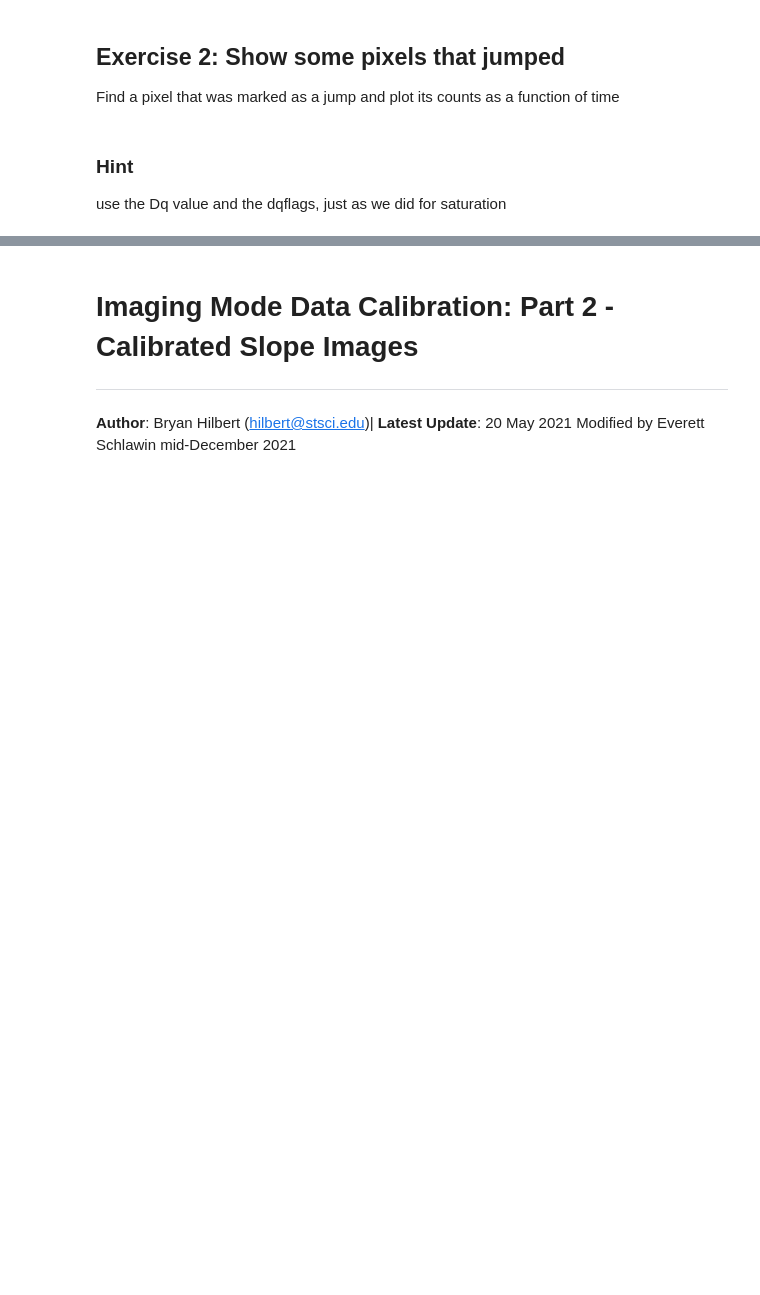
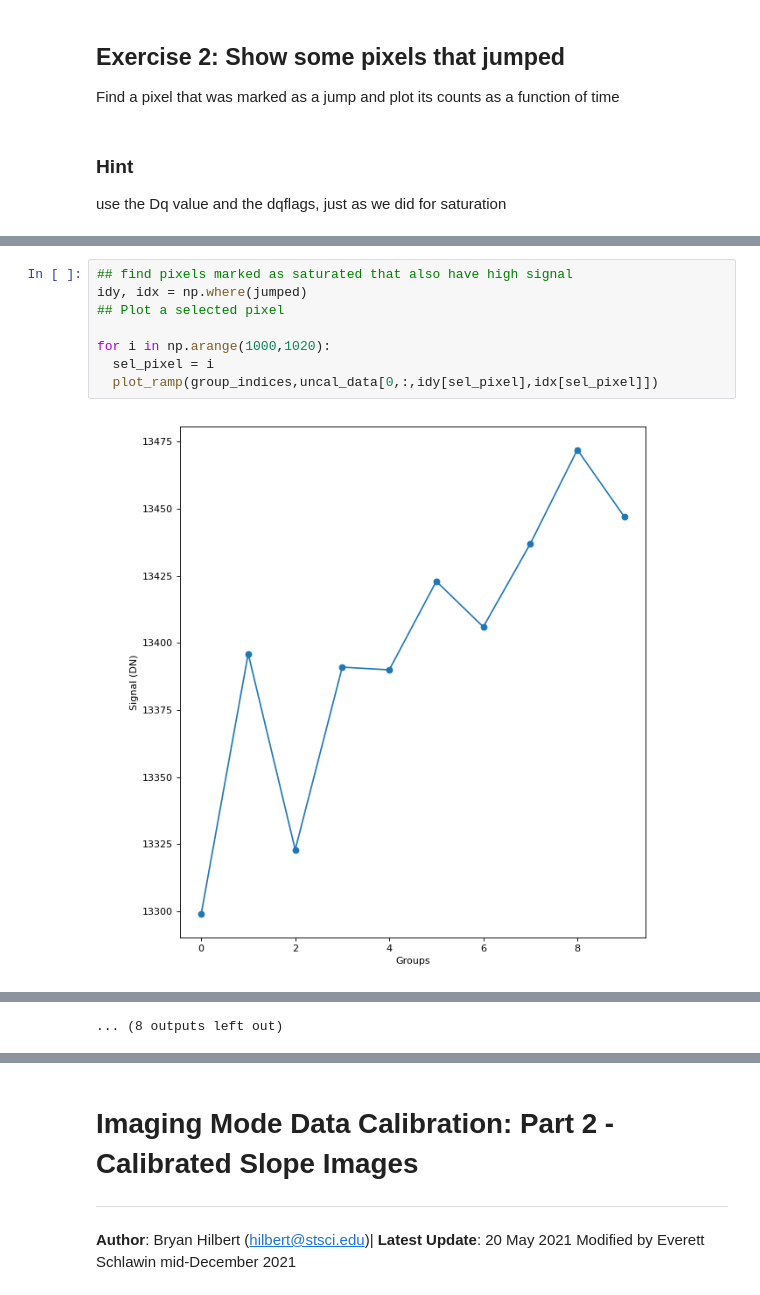
Before and after one commit to eas342/nircam_science_meeting_jwebbinar, a Jupyter notebook: jwst_imaging_mode_nc_science_meeting.ipynb, the cells around one changed output, grey strips where cells are left out. Drawn from its saved outputs; the diff is of its cells as text; blank space fills up the shorter version.

```diff
--- a/jwst_imaging_mode_nc_science_meeting.ipynb
+++ b/jwst_imaging_mode_nc_science_meeting.ipynb
@@ -858,0 +925,10 @@ use the Dq value and the dqflags, just as we did for saturation
+# %%
+## find pixels marked as saturated that also have high signal
+idy, idx = np.where(jumped)
+## Plot a selected pixel
+
+for i in np.arange(1000,1020):
+  sel_pixel = i
+  plot_ramp(group_indices,uncal_data[0,:,idy[sel_pixel],idx[sel_pixel]])
+# %% [output]
+[figure, added]
@@ -858,0 +946 @@ use the Dq value and the dqflags, just as we did for saturation
+... (8 outputs left out)
```
Also changed, not shown: parts of 24 cells of this notebook.
